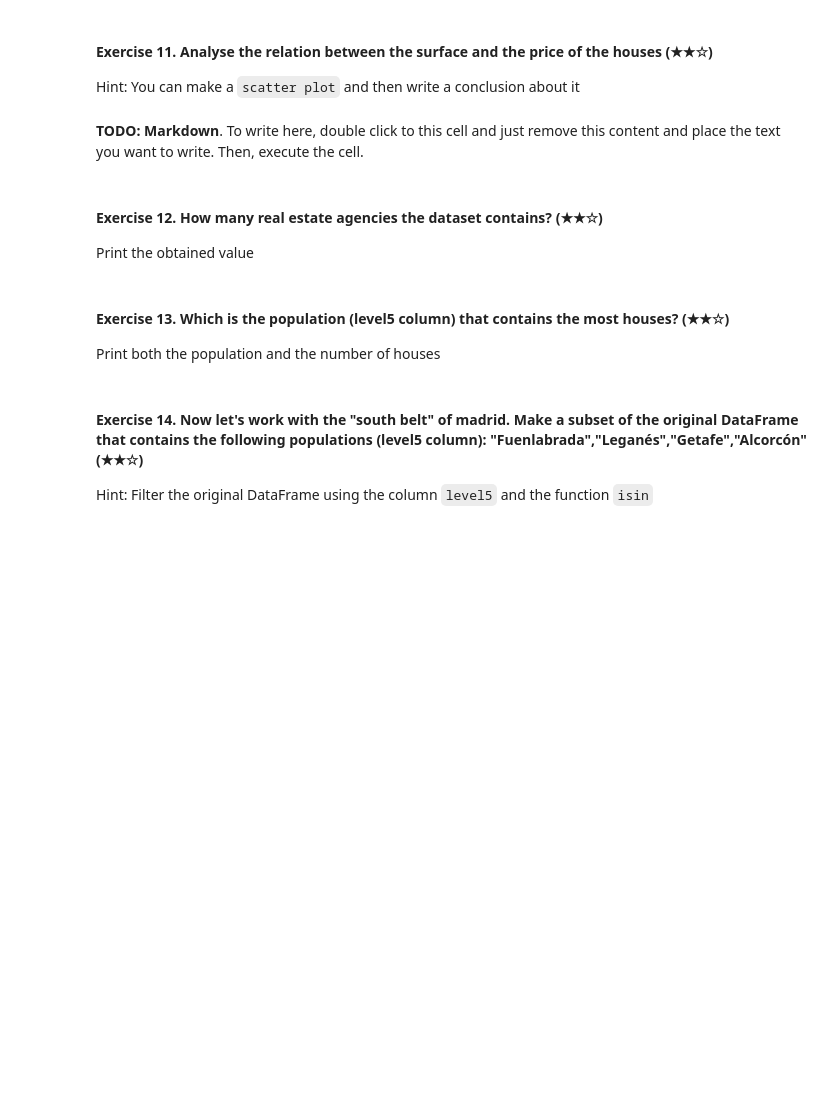
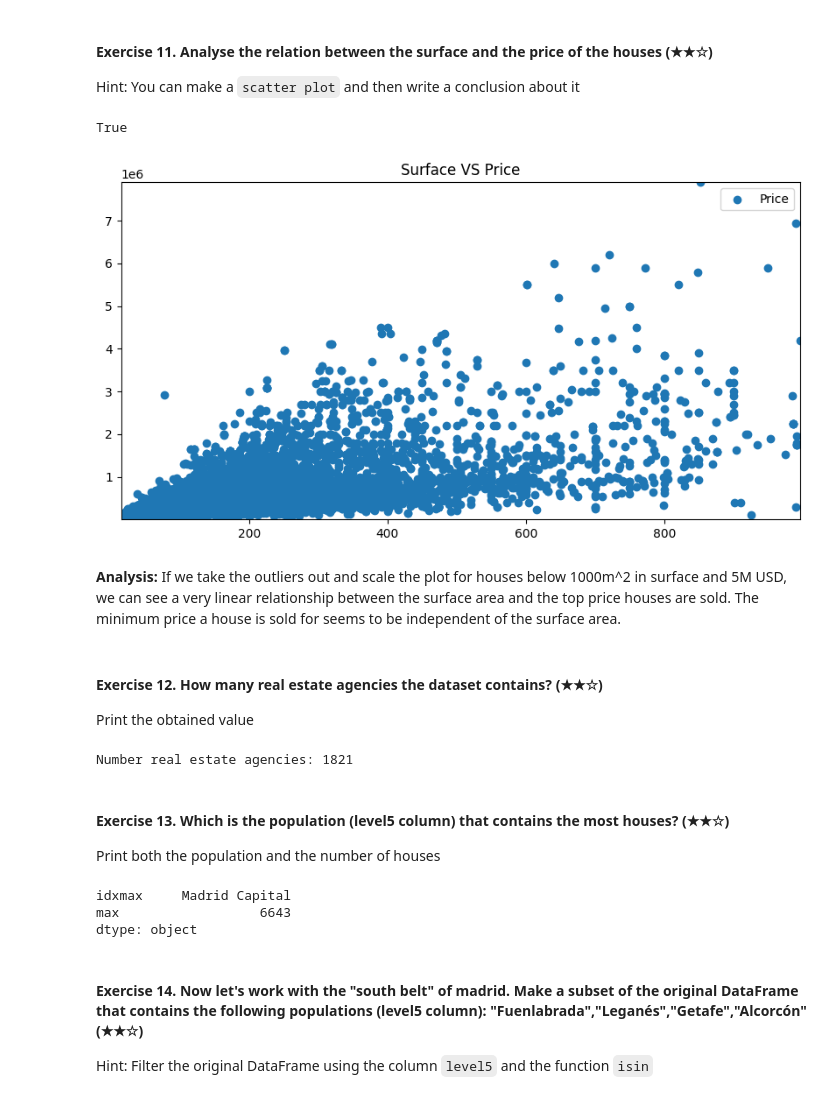
Before and after one commit to ElGuayaba/realestate-datacleanup-exercise, a Jupyter notebook: project.ipynb, the cells around one changed output. Saved outputs shown, nothing was run; the diff lists cells and outputs as text; code cells hidden in the pictures; blank space fills up the shorter version.

```diff
--- a/project.ipynb
+++ b/project.ipynb
@@ -220,21 +262,65 @@ Hint: Create a new column called `pps` (price per square) and then analyse the v
 
 Hint: You can make a `scatter plot` and then write a conclusion about it
 # %%
-# TODO: Code
+import pandas as pd
+import matplotlib.pyplot as plt
+
+ds = pd.read_csv('assets/real_estate.csv', sep=';')
+
+ds = ds[ds['price'] > 0]
+ds = ds[ds['surface'] > 0]
+ds = ds[ds['surface'] < 1000]
+ds = ds[ds['price'].notna()]
+ds = ds[ds['surface'].notna()]
+
+x = ds['surface']
+y = ds['price']
+
+print(len(x) == len(y))
+
+plt.figure(figsize = (10, 5))
+
+plt.scatter(x, y, label = "Price")
+
+plt.title("Surface VS Price")
+plt.xlim([min(x), max(x)])
+plt.ylim([min(y), max(y)])
+plt.legend()
+plt.show()
+# %% [output]
+True
+[figure, added]
 # %% [markdown]
-**TODO: Markdown**. To write here, double click to this cell and just remove this content and place the text you want to write. Then, execute the cell.
+**Analysis:** If we take the outliers out and scale the plot for houses below 1000m^2 in surface and 5M USD, we can see a very linear relationship between the surface area and the top price houses are sold. The minimum price a house is sold for seems to be independent of the surface area.
 # %% [markdown]
 #### Exercise 12. How many real estate agencies the dataset contains? (★★☆)
 
 Print the obtained value
 # %%
-# TODO
+import pandas as pd
+
+ds = pd.read_csv('assets/real_estate.csv', sep=';')
+
+print('Number real estate agencies: ' + str(ds['realEstate_name'].nunique()))
+# %% [output]
+Number real estate agencies: 1821
 # %% [markdown]
 #### Exercise 13. Which is the population (level5 column) that contains the most houses? (★★☆)
 
 Print both the population and the number of houses
 # %%
-# TODO
+import pandas as pd
+import numpy as np
+
+ds = pd.read_csv('assets/real_estate.csv', sep=';')
+
+populations = ds.groupby('level5').size()
+
+print(str(populations.agg(['idxmax','max'])))
+# %% [output]
+idxmax     Madrid Capital
+max                  6643
+dtype: object
 # %% [markdown]
 #### Exercise 14. Now let's work with the "south belt" of madrid. Make a subset of the original DataFrame that contains the following populations (level5 column): "Fuenlabrada","Leganés","Getafe","Alcorcón" (★★☆)
 
```
Also changed, not shown: parts of 10 cells of this notebook.
